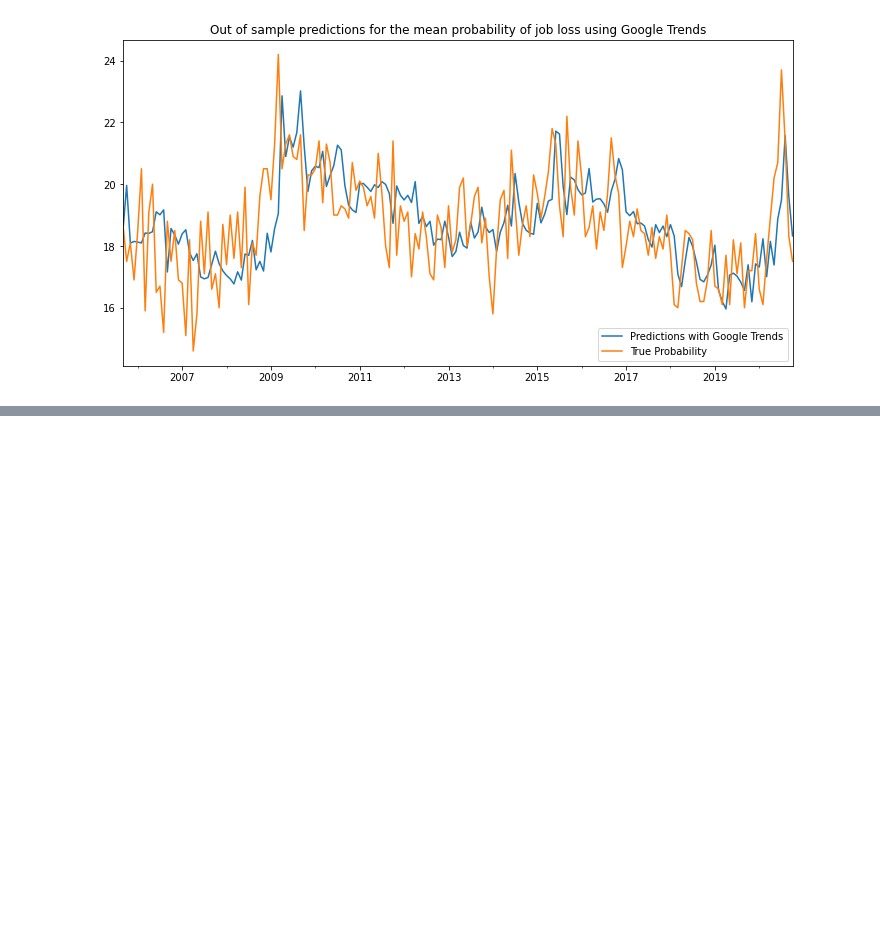
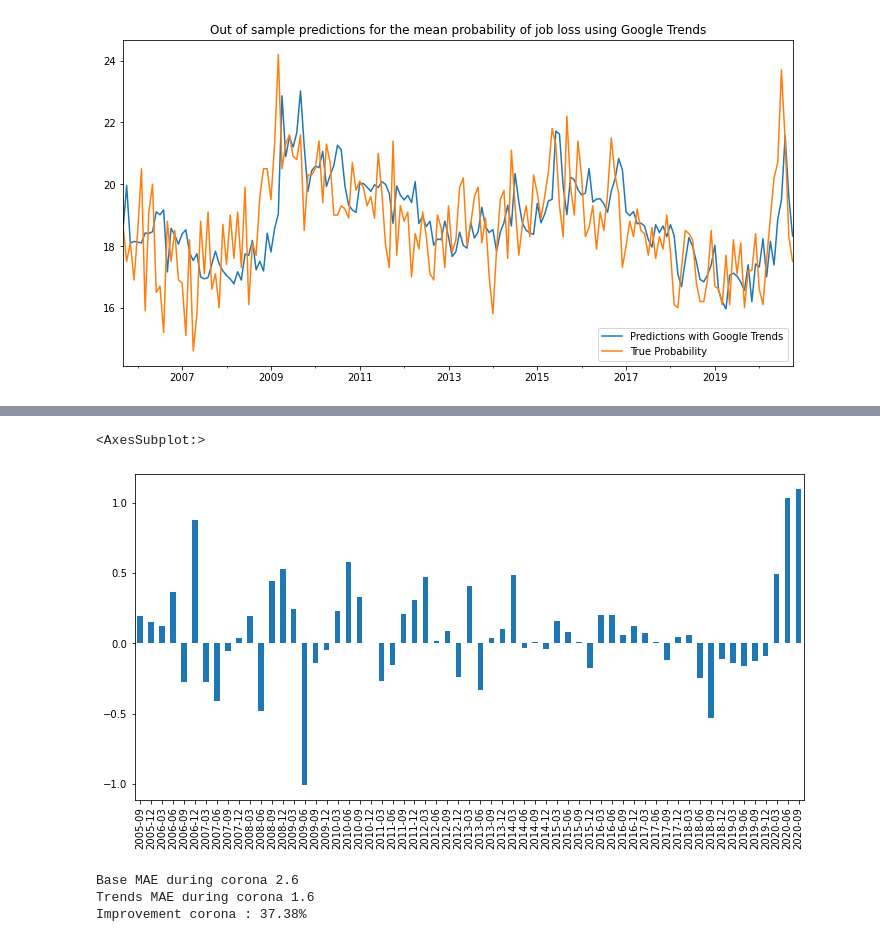
Before and after one commit to epfl-ada/ada-2020-project-milestone-p3-p3_datanalyzers, a Jupyter notebook: creative_extension.ipynb, the cells around one changed output, grey strips where cells are left out. Saved outputs shown, nothing was run; the diff lists cells and outputs as text; code cells hidden in the pictures; blank space fills up the shorter version.

```diff
--- a/creative_extension.ipynb
+++ b/creative_extension.ipynb
@@ -455,0 +484,30 @@ Mean Absolute Error of the predictions: 1.1704
+# %%
+aeb = np.abs(df_full2[k:]["Mean"]-df_full2[k:]["Baseline"])
+aet = np.abs(df_full2[k:]["Mean"]-df_full2[k:]["Trends"])
+aef = aeb-aet
+x = aef.groupby(pd.Grouper(freq='3M')).agg("mean")
+x.plot.bar(figsize=FIGSIZE)
+# %% [output]
+<AxesSubplot:>
+[figure, added]
+# %%
+corona_start = -6
+corone_end = 0
+#Calculate MAE
+recess_start = -7 # December 2007
+recess_end = len(df_full2) #June 2009
+
+
+mae_recess_base = np.mean(np.abs(df_full2[recess_start:recess_end]["Mean"]-df_full2[recess_start:recess_end]["Baseline"]))
+mae_recess_trends = np.mean(np.abs(df_full2[recess_start:recess_end]["Mean"]-df_full2[recess_start:recess_end]["Trends"]))
+improvement_recess = (mae_recess_trends - mae_recess_base)/mae_recess_base*-1
+
+
+
+print("Base MAE during corona","{:.2}".format(mae_recess_base))
+print("Trends MAE during corona","{:.2}".format(mae_recess_trends))
+print("Improvement corona :","{:.2%}".format(improvement_recess ))
+# %% [output]
+Base MAE during corona 2.6
+Trends MAE during corona 1.6
+Improvement corona : 37.38%
```
Also changed, not shown: parts of 2 cells of this notebook.
